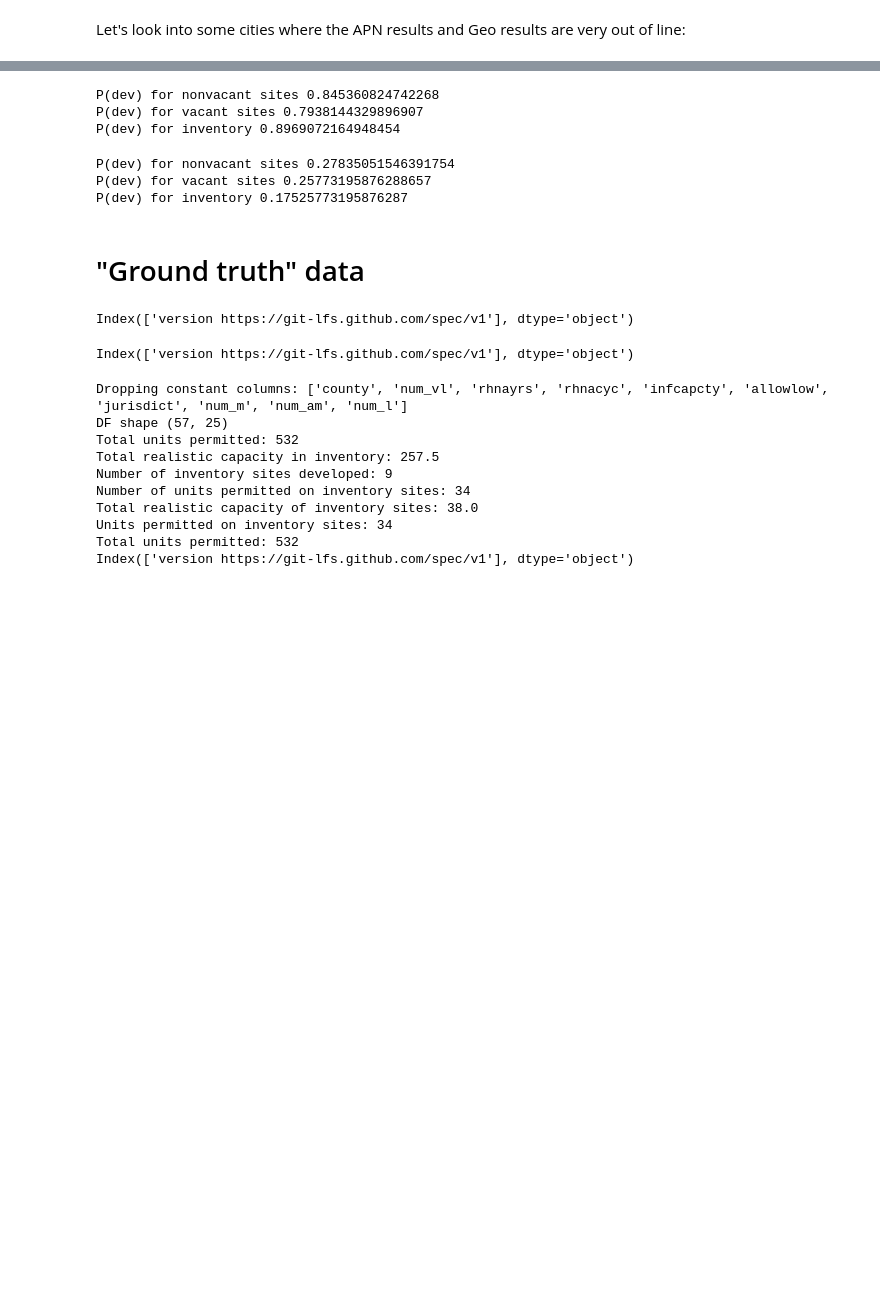
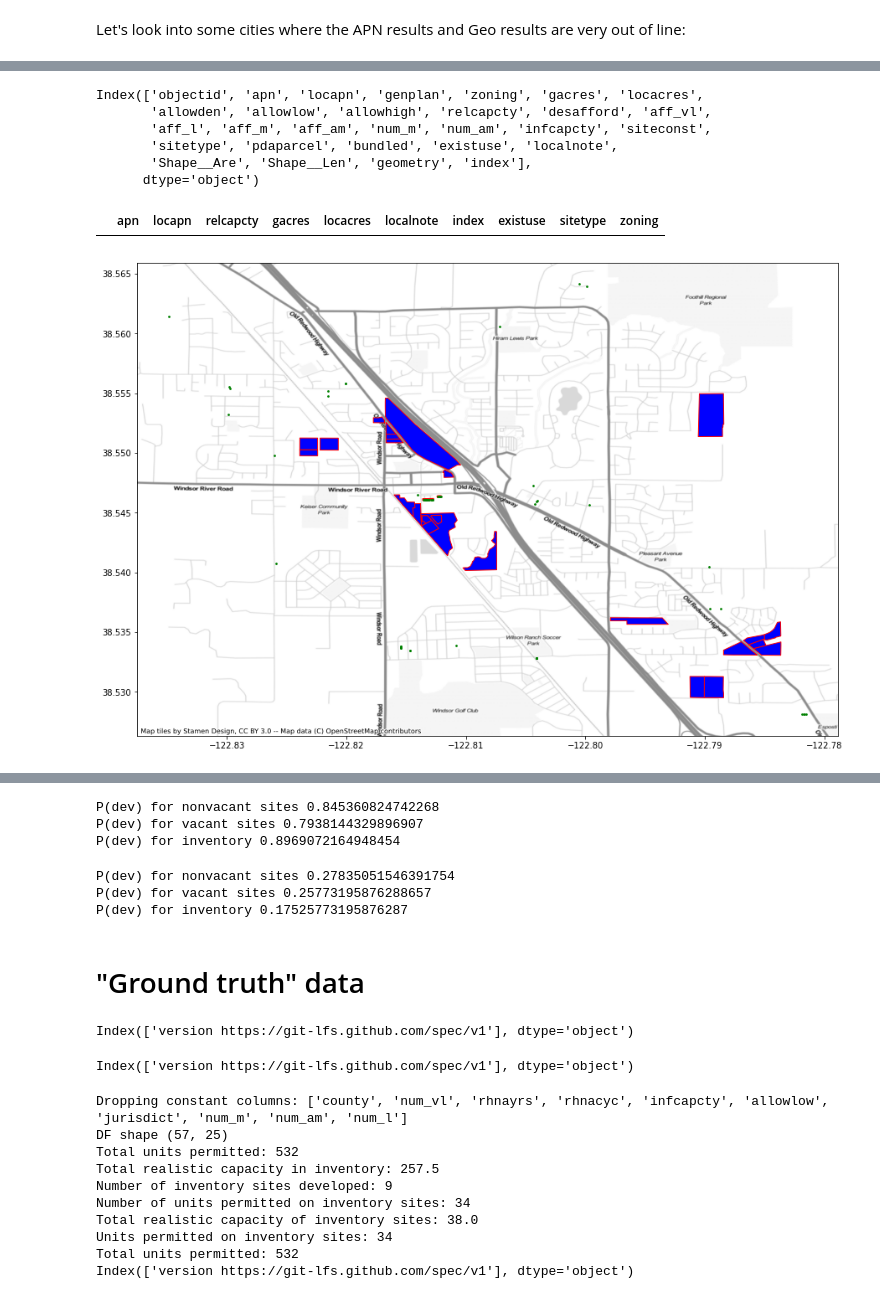
Before and after one commit to YIMBYdata/housing-elements, a Jupyter notebook: Final results.ipynb, the cells around one changed output, grey strips where cells are left out. Drawn from its saved outputs; the diff is of its cells as text; code cells hidden in the pictures; blank space fills up the shorter version.

```diff
--- a/Final results.ipynb
+++ b/Final results.ipynb
@@ -298,0 +357,19 @@ cities_with_permits['Brentwood']
+# %%
+sites.columns
+# %% [output]
+Index(['objectid', 'apn', 'locapn', 'genplan', 'zoning', 'gacres', 'locacres',
+       'allowden', 'allowlow', 'allowhigh', 'relcapcty', 'desafford', 'aff_vl',
+       'aff_l', 'aff_m', 'aff_am', 'num_m', 'num_am', 'infcapcty', 'siteconst',
+       'sitetype', 'pdaparcel', 'bundled', 'existuse', 'localnote',
+       'Shape__Are', 'Shape__Len', 'geometry', 'index'],
+      dtype='object')
+# %%
+sites[
+    sites['apn'] == 17080150.0
+][['apn', 'locapn', 'relcapcty', 'gacres', 'locacres', 'localnote', 'index', 'existuse', 'sitetype', 'zoning']]
+# %% [output]
+|  | apn | locapn | relcapcty | gacres | locacres | localnote | index | existuse | sitetype | zoning |
+# %%
+plot_city(cities_with_sites['Windsor'], cities_with_permits['Windsor'])
+# %% [output]
+[figure, added]
```
Also changed, not shown: parts of 24 cells of this notebook, 1 other file.
